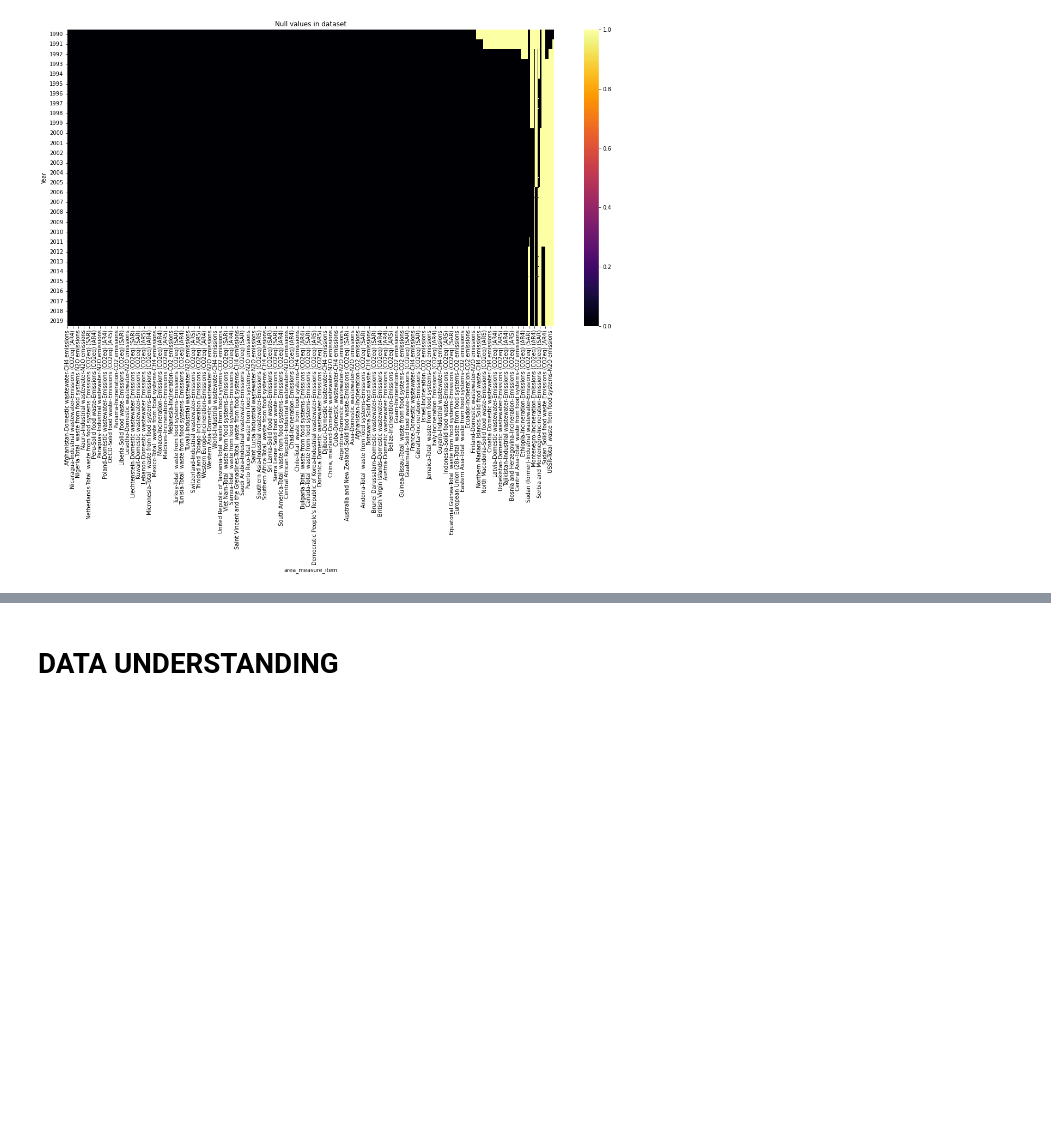
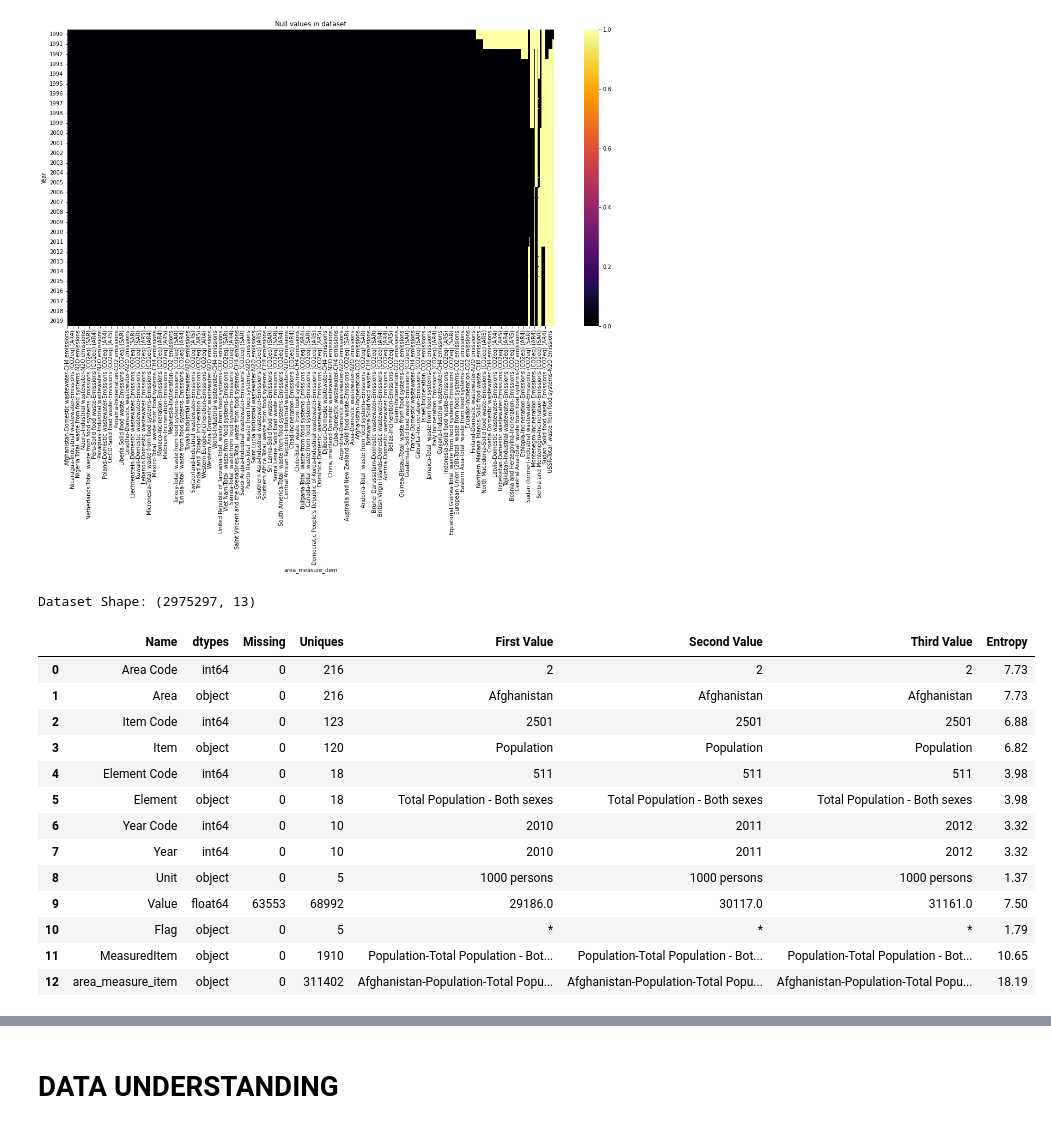
Before and after one commit to RgomezRo/capstone, a Jupyter notebook: Time series.ipynb, the cells around one changed output, grey strips where cells are left out. Drawn from its saved outputs; the diff is of its cells as text; code cells hidden in the pictures; blank space fills up the shorter version.

```diff
--- a/Time series.ipynb
+++ b/Time series.ipynb
@@ -109,5 +101,5 @@ Archive:  temporalFile.zip
 # %%
-def show_and_fill_na_values(df_input):
+def show_gaps_data(df_input):
   # create a smaller df
 
   df_input["MeasuredItem"]= df_input["Item"] + "-"+ df_input["Element"]
@@ -122,7 +114,7 @@ def show_and_fill_na_values(df_input):
   # show  gaps in the data
 
   gb_df_ = short_df.pivot_table(index = ["Year"], columns = ['area_measure_item'], values = "Value", aggfunc = sum).isnull()
-  gb_df_= gb_df_.fillna(0)
+  #gb_df_= gb_df_.fillna(0)
 
   order_of_columns = list(gb_df_.sum().sort_values().index)
 
@@ -135,3 +127,20 @@ def show_and_fill_na_values(df_input):
 
 
   return df_input
+# %%
+def DataDesc(df):
+    print(f"Dataset Shape: {df.shape}")
+    summary = pd.DataFrame(df.dtypes,columns=['dtypes'])
+    summary = summary.reset_index()
+    summary['Name'] = summary['index']
+    summary = summary[['Name','dtypes']]
+    summary['Missing'] = df.isnull().sum().values
+    summary['Uniques'] = df.nunique().values
+    summary['First Value'] = df.loc[0].values
+    summary['Second Value'] = df.loc[1].values
+    summary['Third Value'] = df.loc[2].values
+
+    for name in summary['Name'].value_counts().index:
+        summary.loc[summary['Name'] == name, 'Entropy'] = round(stats.entropy(df[name].value_counts(normalize=True), base=2),2)
+
+    return summary
@@ -138,14 +157,34 @@ def show_and_fill_na_values(df_input):
 # %%
+### mostrar donde se encuentran los gaps, tanto nulos como lineas inexistentes
+df_food_balances = show_gaps_data(df_food_balances)
 
-df_food_balances = show_and_fill_na_values(df_food_balances)
+df_emissions = show_gaps_data(df_emissions)
 
-df_emissions = show_and_fill_na_values(df_emissions)
+df_food_transport = show_gaps_data(df_food_transport)
 
-df_food_transport = show_and_fill_na_values(df_food_transport)
-
-df_waste_disposal = show_and_fill_na_values(df_waste_disposal)
+df_waste_disposal = show_gaps_data(df_waste_disposal)
 # %% [output]
 [figure]
 [figure]
 [figure]
 [figure]
+# %%
+DataDesc(df_food_balances)
+
+### Vemos que tiene nulos y que hay que convertir a fecha el año
+# %% [output]
+Dataset Shape: (2975297, 13)
+|  | Name | dtypes | Missing | Uniques | First Value | Second Value | Third Value | Entropy |
+| 0 | Area Code | int64 | 0 | 216 | 2 | 2 | 2 | 7.73 |
+| 1 | Area | object | 0 | 216 | Afghanistan | Afghanistan | Afghanistan | 7.73 |
+| 2 | Item Code | int64 | 0 | 123 | 2501 | 2501 | 2501 | 6.88 |
+| 3 | Item | object | 0 | 120 | Population | Population | Population | 6.82 |
+| 4 | Element Code | int64 | 0 | 18 | 511 | 511 | 511 | 3.98 |
+| 5 | Element | object | 0 | 18 | Total Population - Both sexes | Total Population - Both sexes | Total Population - Both sexes | 3.98 |
+| 6 | Year Code | int64 | 0 | 10 | 2010 | 2011 | 2012 | 3.32 |
+| 7 | Year | int64 | 0 | 10 | 2010 | 2011 | 2012 | 3.32 |
+| 8 | Unit | object | 0 | 5 | 1000 persons | 1000 persons | 1000 persons | 1.37 |
+| 9 | Value | float64 | 63553 | 68992 | 29186.0 | 30117.0 | 31161.0 | 7.50 |
+| 10 | Flag | object | 0 | 5 | * | * | * | 1.79 |
+| 11 | MeasuredItem | object | 0 | 1910 | Population-Total Population - Bot... | Population-Total Population - Bot... | Population-Total Population - Bot... | 10.65 |
+| 12 | area_measure_item | object | 0 | 311402 | Afghanistan-Population-Total Popu... | Afghanistan-Population-Total Popu... | Afghanistan-Population-Total Popu... | 18.19 |
```
Also changed, not shown: parts of 21 cells of this notebook.
